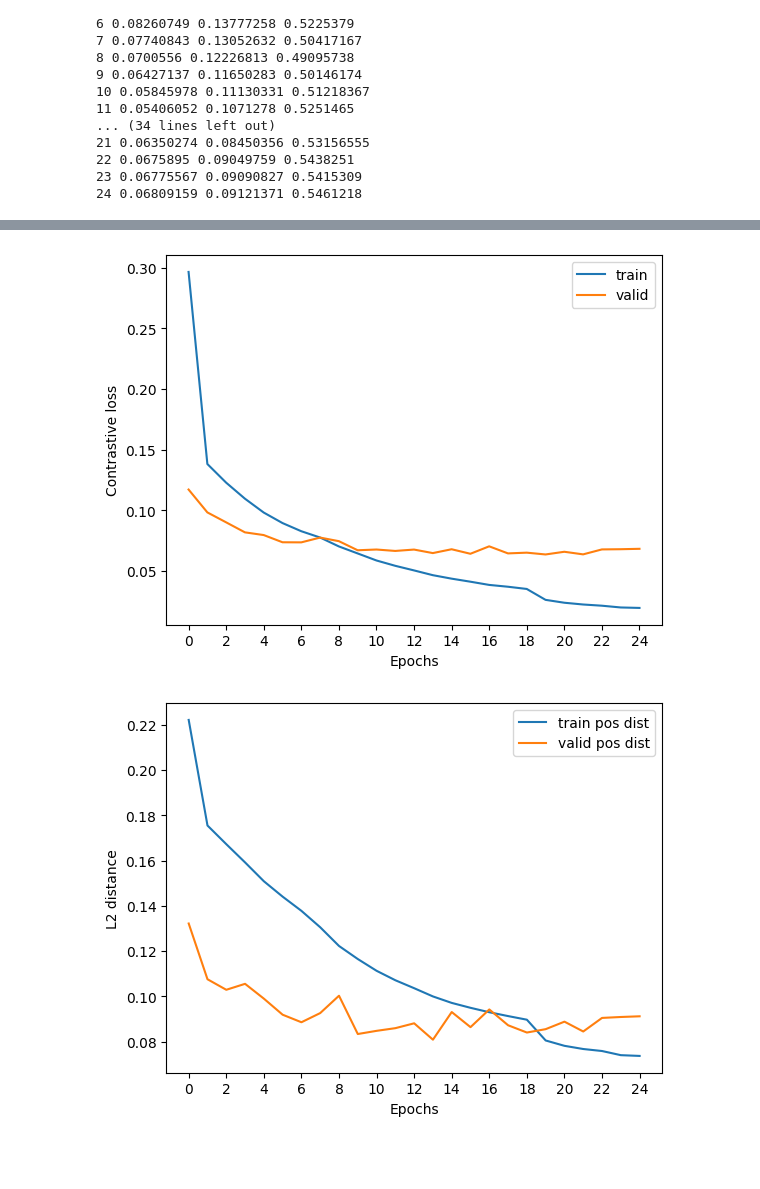
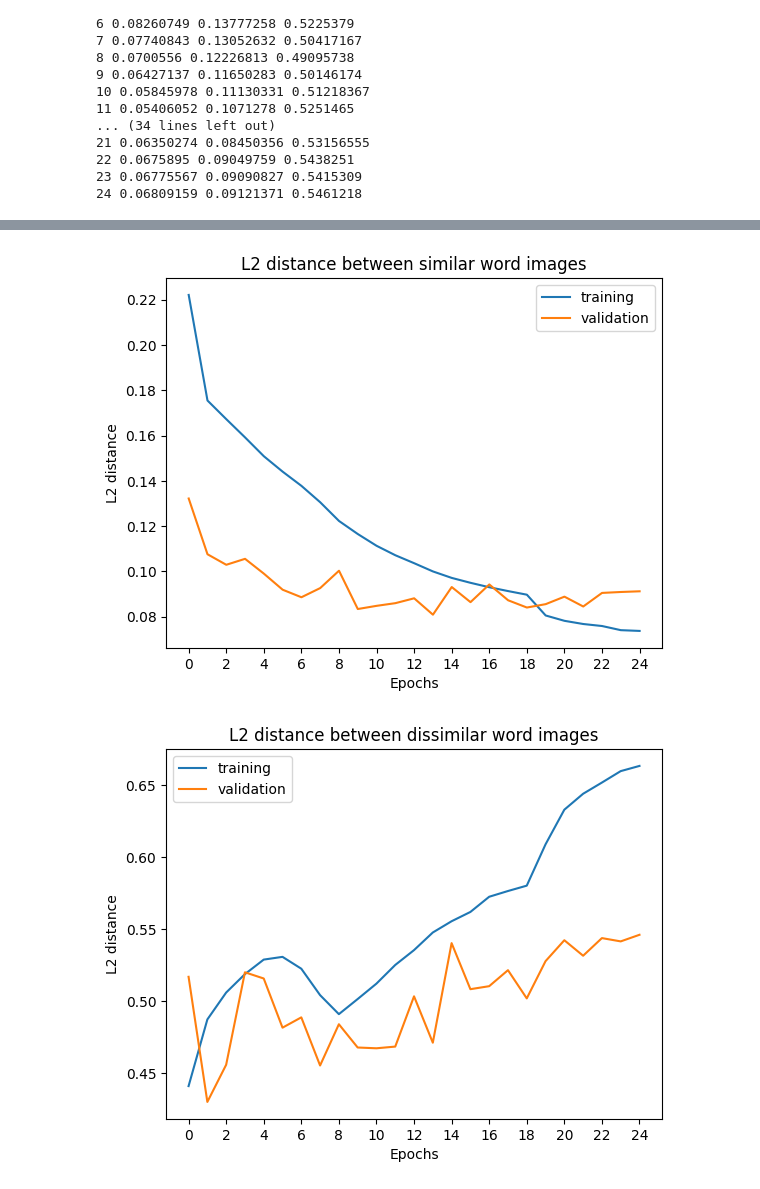
Before and after one commit to Lisa-dk/self-supervised-htr, a Jupyter notebook: siamese_src/plot_loss.ipynb, the cells around one changed output, grey strips where cells are left out. Cells and saved outputs as stored; diff of their text form; code cells hidden in the pictures; blank space fills up the shorter version.

```diff
--- a/siamese_src/plot_loss.ipynb
+++ b/siamese_src/plot_loss.ipynb
@@ -54,23 +70,25 @@ epochs, valid_losses, valid_pos, valid_neg = read_eval_losses(eval)
 # %%
-plt.plot(epochs, train_losses, label="train")
-plt.plot(epochs, valid_losses, label="valid")
+plt.plot(epochs, train_pos, label="training")
+plt.plot(epochs, valid_pos, label="validation")
 plt.xlabel("Epochs")
-plt.ylabel("Contrastive loss")
+plt.ylabel("L2 distance")
+plt.title("L2 distance between similar word images")
 plt.xticks(np.arange(0, 26, step=2))
 plt.legend()
-plt.savefig( "./saved_losses/all_data/results/-resnet34-RMS/resnet34-losses.png", dpi=300, bbox_inches="tight")
+plt.savefig( "./saved_losses/all_data/results/-resnet34-RMS/resnet34-pos_dist.png", dpi=300, bbox_inches="tight")
 plt.show()
 # %% [output]
-[figure, old version]
+[figure, new version]
 # %%
-plt.plot(epochs, train_pos, label="train pos dist")
-plt.plot(epochs, valid_pos, label="valid pos dist")
+plt.plot(epochs, train_neg, label="training")
+plt.plot(epochs, valid_neg, label="validation")
 plt.xlabel("Epochs")
 plt.ylabel("L2 distance")
 plt.xticks(np.arange(0, 26, step=2))
+plt.title("L2 distance between dissimilar word images")
 plt.legend()
-plt.savefig( "./saved_losses/all_data/results/-resnet34-RMS/resnet34-pos_dist.png", dpi=300, bbox_inches="tight")
+plt.savefig( "./saved_losses/all_data/results/-resnet34-RMS/resnet34-neg_dist.png", dpi=300, bbox_inches="tight")
 plt.show()
 # %% [output]
-[figure, old version]
+[figure, new version]
 # %%
```
Also changed, not shown: parts of 2 cells of this notebook, 29 other files.
